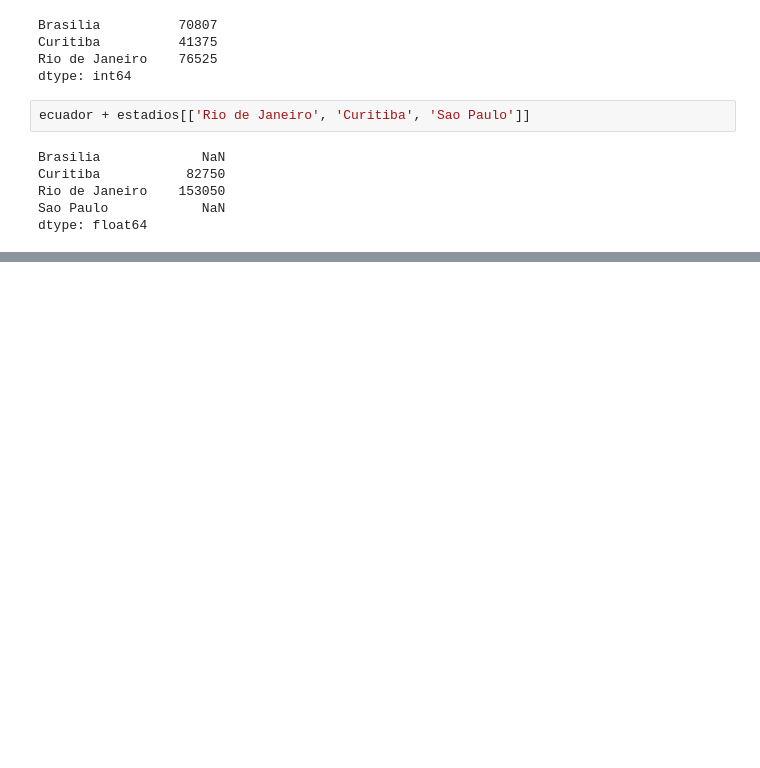
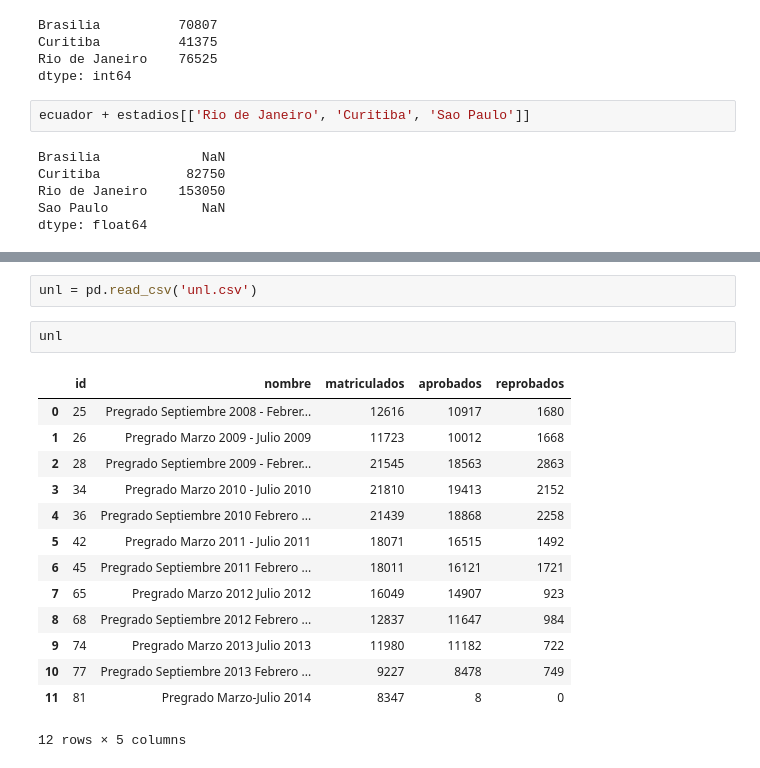
Before and after one commit to miltonlab/pyresearch, a Jupyter notebook: ticcisunl2014/taller/OpenDataPy.ipynb, the cells around one changed output, grey strips where cells are left out. Cells and saved outputs as stored; diff of their text form; blank space fills up the shorter version.

```diff
--- a/ticcisunl2014/taller/OpenDataPy.ipynb
+++ b/ticcisunl2014/taller/OpenDataPy.ipynb
@@ -154,0 +226,19 @@ dtype: float64
+# %%
+unl = pd.read_csv('unl.csv')
+# %%
+unl
+# %% [output]
+|  | id | nombre | matriculados | aprobados | reprobados |
+| 0 | 25 | Pregrado Septiembre 2008 - Febrer... | 12616 | 10917 | 1680 |
+| 1 | 26 | Pregrado Marzo 2009 - Julio 2009 | 11723 | 10012 | 1668 |
+| 2 | 28 | Pregrado Septiembre 2009 - Febrer... | 21545 | 18563 | 2863 |
+| 3 | 34 | Pregrado Marzo 2010 - Julio 2010 | 21810 | 19413 | 2152 |
+| 4 | 36 | Pregrado Septiembre 2010 Febrero ... | 21439 | 18868 | 2258 |
+| 5 | 42 | Pregrado Marzo 2011 - Julio 2011 | 18071 | 16515 | 1492 |
+| 6 | 45 | Pregrado Septiembre 2011 Febrero ... | 18011 | 16121 | 1721 |
+| 7 | 65 | Pregrado Marzo 2012 Julio 2012 | 16049 | 14907 | 923 |
+| 8 | 68 | Pregrado Septiembre 2012 Febrero ... | 12837 | 11647 | 984 |
+| 9 | 74 | Pregrado Marzo 2013 Julio 2013 | 11980 | 11182 | 722 |
+| 10 | 77 | Pregrado Septiembre 2013 Febrero ... | 9227 | 8478 | 749 |
+| 11 | 81 | Pregrado Marzo-Julio 2014 | 8347 | 8 | 0 |
+12 rows × 5 columns
```
Also changed, not shown: parts of 22 cells of this notebook, 3 other files.
